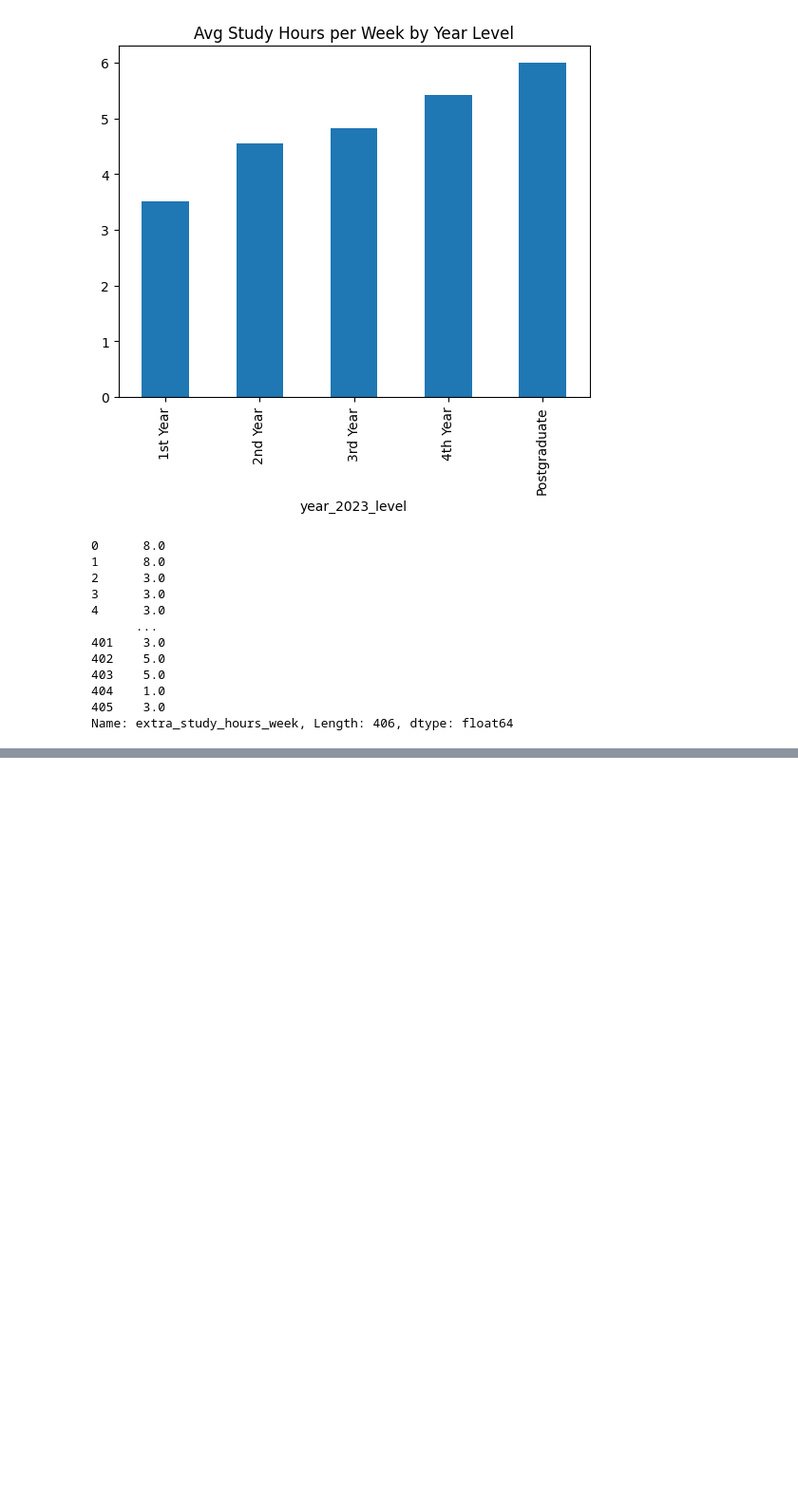
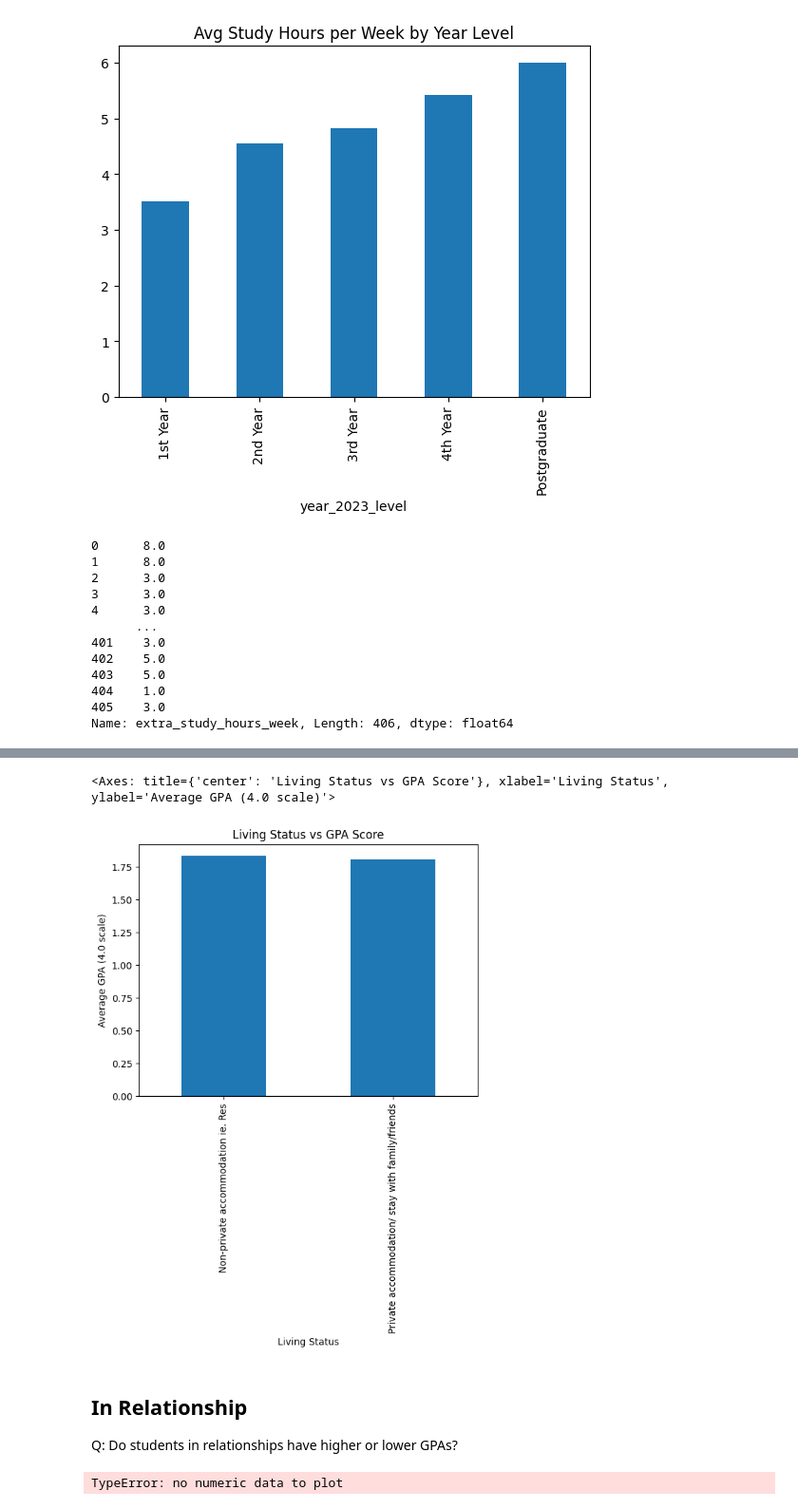
Before and after one commit to prakash587/dsml_practice, a Jupyter notebook: dsml_practice/ML/Ml_library/pandas/practice/student_survery.ipynb, the cells around one changed output, grey strips where cells are left out. Shown at 95% size. Drawn from its saved outputs; the diff is of its cells as text; code cells hidden in the pictures; blank space fills up the shorter version.

Commit message:
EDA  on student survey

```diff
--- a/dsml_practice/ML/Ml_library/pandas/practice/student_survery.ipynb
+++ b/dsml_practice/ML/Ml_library/pandas/practice/student_survery.ipynb
@@ -591,0 +1014,17 @@ Name: extra_study_hours_week, Length: 406, dtype: float64
+# %%
+std_df.groupby('living_status_2023')['gpa_4_scale'] \
+      .mean() \
+      .plot(kind='bar',
+            title='Living Status vs GPA Score',
+            xlabel='Living Status',
+            ylabel='Average GPA (4.0 scale)')
+# %% [output]
+<Axes: title={'center': 'Living Status vs GPA Score'}, xlabel='Living Status', ylabel='Average GPA (4.0 scale)'>
+[figure, added]
+# %% [markdown]
+ ## In Relationship
+Q: Do students in relationships have higher or lower GPAs?
+# %%
+std_df.groupby('gpa_percent_2023')['in_relationship'].plot(kind=('bar'))
+# %% [output]
+TypeError: no numeric data to plot
```
Also changed, not shown: parts of 50 cells of this notebook.
